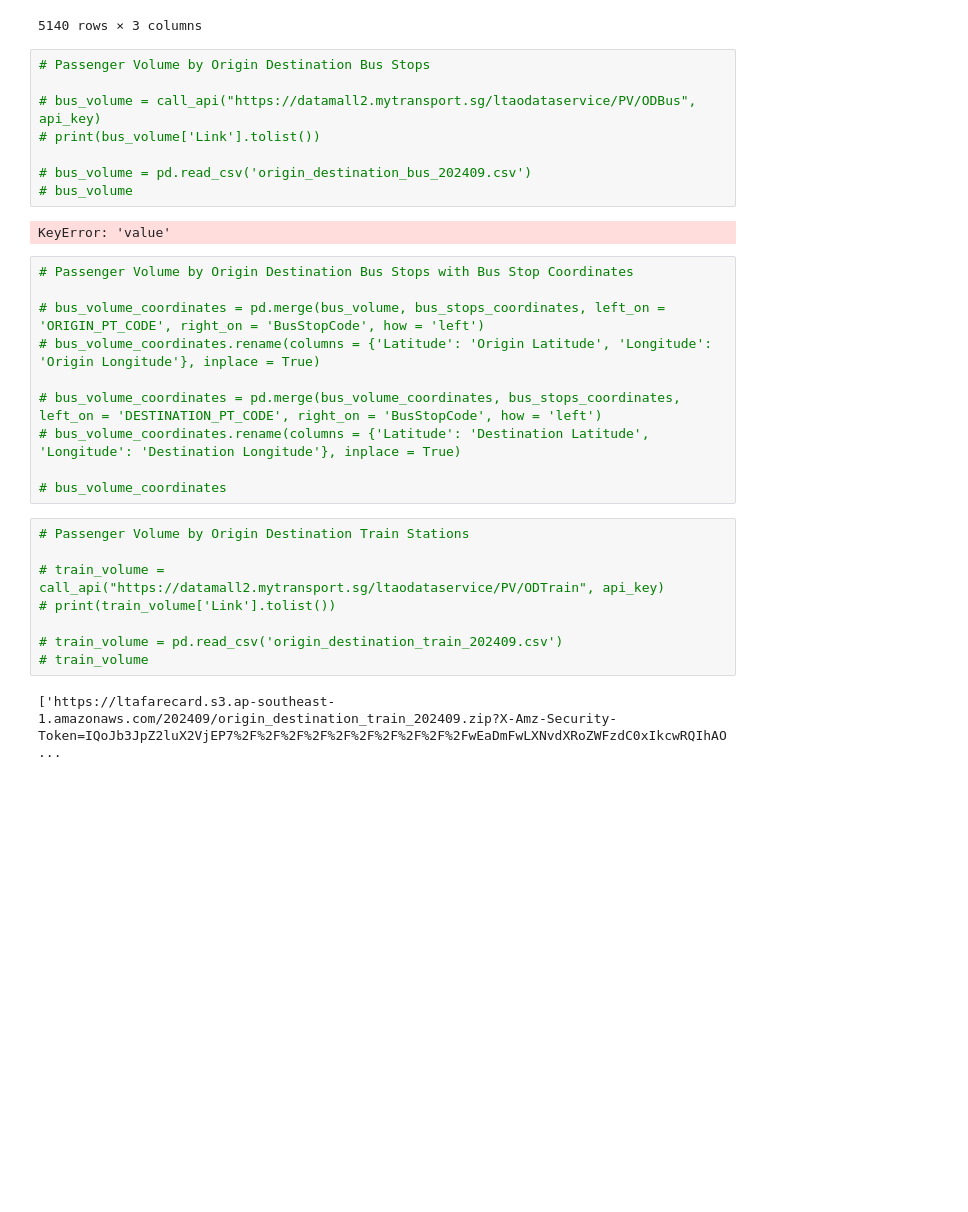
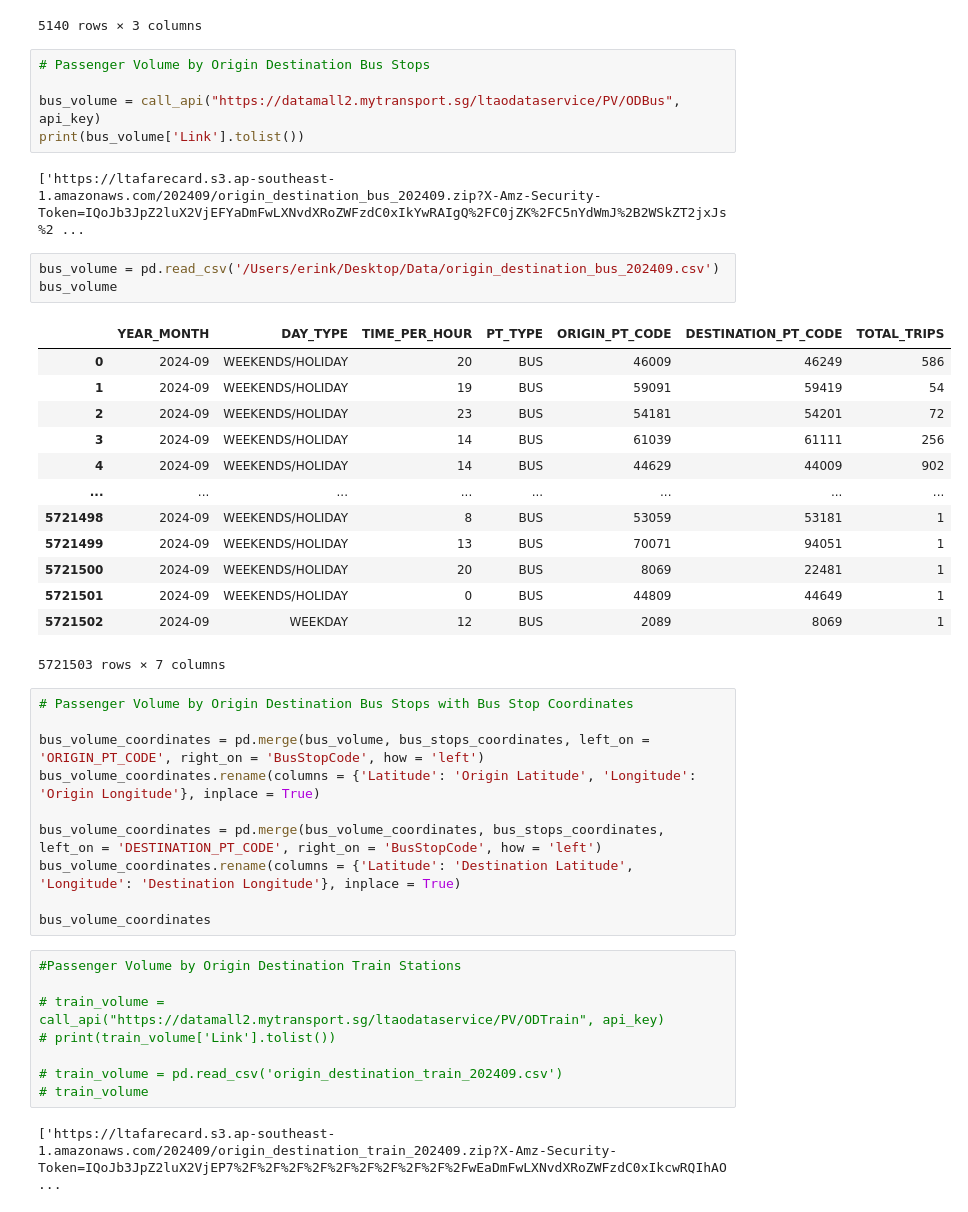
Before and after one commit to Yutingggggggg/dsa4264_geospatial, a Jupyter notebook: workingfiles/lta_datamall_data.ipynb, the cells around one changed output. Saved outputs shown, nothing was run; the diff lists cells and outputs as text; blank space fills up the shorter version.

```diff
--- a/workingfiles/lta_datamall_data.ipynb
+++ b/workingfiles/lta_datamall_data.ipynb
@@ -143,25 +143,39 @@ bus_stops_coordinates
 # %%
 # Passenger Volume by Origin Destination Bus Stops
 
-# bus_volume = call_api("https://datamall2.mytransport.sg/ltaodataservice/PV/ODBus", api_key)
-# print(bus_volume['Link'].tolist())
-
-# bus_volume = pd.read_csv('origin_destination_bus_202409.csv')
-# bus_volume
+bus_volume = call_api("https://datamall2.mytransport.sg/ltaodataservice/PV/ODBus", api_key)
+print(bus_volume['Link'].tolist())
 # %% [output]
-KeyError: 'value'
+['https://ltafarecard.s3.ap-southeast-1.amazonaws.com/202409/origin_destination_bus_202409.zip?X-Amz-Security-Token=IQoJb3JpZ2luX2VjEFYaDmFwLXNvdXRoZWFzdC0xIkYwRAIgQ%2FC0jZK%2FC5nYdWmJ%2B2WSkZT2jxJs%2 ...
+# %%
+bus_volume = pd.read_csv('/Users/erink/Desktop/Data/origin_destination_bus_202409.csv')
+bus_volume
+# %% [output]
+|  | YEAR_MONTH | DAY_TYPE | TIME_PER_HOUR | PT_TYPE | ORIGIN_PT_CODE | DESTINATION_PT_CODE | TOTAL_TRIPS |
+| 0 | 2024-09 | WEEKENDS/HOLIDAY | 20 | BUS | 46009 | 46249 | 586 |
+| 1 | 2024-09 | WEEKENDS/HOLIDAY | 19 | BUS | 59091 | 59419 | 54 |
+| 2 | 2024-09 | WEEKENDS/HOLIDAY | 23 | BUS | 54181 | 54201 | 72 |
+| 3 | 2024-09 | WEEKENDS/HOLIDAY | 14 | BUS | 61039 | 61111 | 256 |
+| 4 | 2024-09 | WEEKENDS/HOLIDAY | 14 | BUS | 44629 | 44009 | 902 |
+| ... | ... | ... | ... | ... | ... | ... | ... |
+| 5721498 | 2024-09 | WEEKENDS/HOLIDAY | 8 | BUS | 53059 | 53181 | 1 |
+| 5721499 | 2024-09 | WEEKENDS/HOLIDAY | 13 | BUS | 70071 | 94051 | 1 |
+| 5721500 | 2024-09 | WEEKENDS/HOLIDAY | 20 | BUS | 8069 | 22481 | 1 |
+| 5721501 | 2024-09 | WEEKENDS/HOLIDAY | 0 | BUS | 44809 | 44649 | 1 |
+| 5721502 | 2024-09 | WEEKDAY | 12 | BUS | 2089 | 8069 | 1 |
+5721503 rows × 7 columns
 # %%
 # Passenger Volume by Origin Destination Bus Stops with Bus Stop Coordinates
 
-# bus_volume_coordinates = pd.merge(bus_volume, bus_stops_coordinates, left_on = 'ORIGIN_PT_CODE', right_on = 'BusStopCode', how = 'left')
-# bus_volume_coordinates.rename(columns = {'Latitude': 'Origin Latitude', 'Longitude': 'Origin Longitude'}, inplace = True)
+bus_volume_coordinates = pd.merge(bus_volume, bus_stops_coordinates, left_on = 'ORIGIN_PT_CODE', right_on = 'BusStopCode', how = 'left')
+bus_volume_coordinates.rename(columns = {'Latitude': 'Origin Latitude', 'Longitude': 'Origin Longitude'}, inplace = True)
 
-# bus_volume_coordinates = pd.merge(bus_volume_coordinates, bus_stops_coordinates, left_on = 'DESTINATION_PT_CODE', right_on = 'BusStopCode', how = 'left')
-# bus_volume_coordinates.rename(columns = {'Latitude': 'Destination Latitude', 'Longitude': 'Destination Longitude'}, inplace = True)
+bus_volume_coordinates = pd.merge(bus_volume_coordinates, bus_stops_coordinates, left_on = 'DESTINATION_PT_CODE', right_on = 'BusStopCode', how = 'left')
+bus_volume_coordinates.rename(columns = {'Latitude': 'Destination Latitude', 'Longitude': 'Destination Longitude'}, inplace = True)
 
-# bus_volume_coordinates
+bus_volume_coordinates
 # %%
-# Passenger Volume by Origin Destination Train Stations
+#Passenger Volume by Origin Destination Train Stations
 
 # train_volume = call_api("https://datamall2.mytransport.sg/ltaodataservice/PV/ODTrain", api_key)
 # print(train_volume['Link'].tolist())
```
Also changed, not shown: parts of 6 cells of this notebook.
